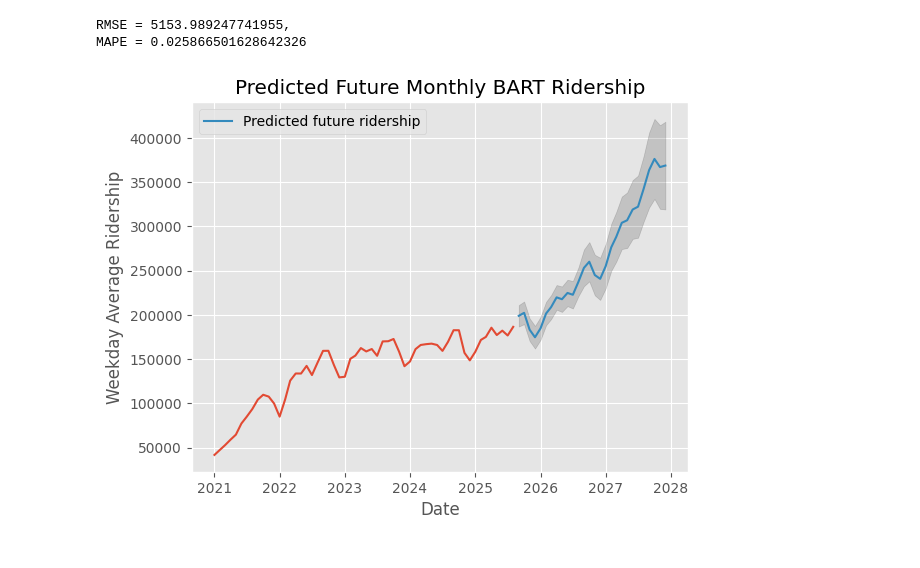
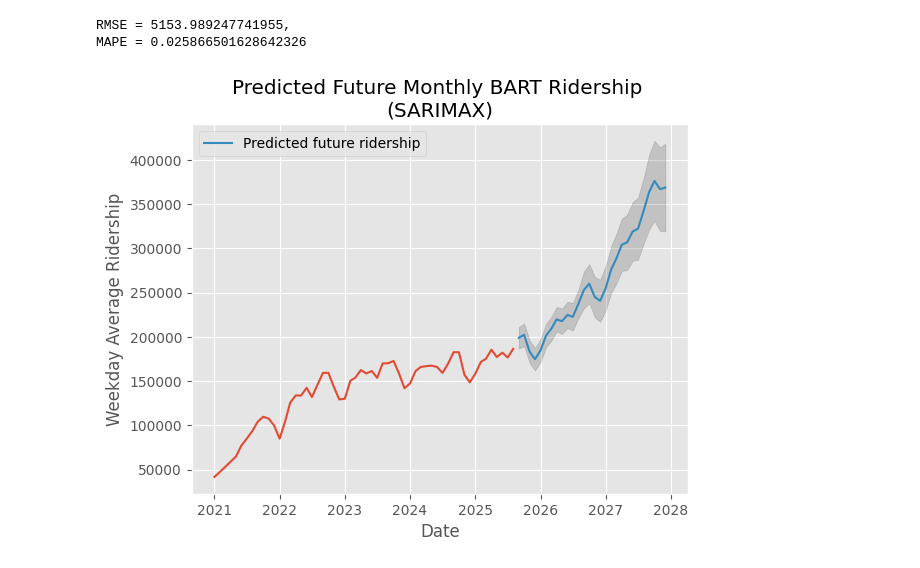
Before and after one commit to Hackquantumcpp/bart_ridership_analysis, a Jupyter notebook: 01-analysis.ipynb, the cells around one changed output. Drawn from its saved outputs; the diff is of its cells as text; code cells hidden in the pictures.

```diff
--- a/01-analysis.ipynb
+++ b/01-analysis.ipynb
@@ -828,21 +840,21 @@ pred, ci = modelfit.predict(n_periods = 28, return_conf_int = True)
 # %%
 plt.plot(
     monthly_riders['riders'],
 )
 plt.plot(
     pred, label='Predicted future ridership'
 )
 plt.fill_between(
     pred.index,
     ci[:, 0],
     ci[:, 1],
     color='k', alpha=0.15
 )
 plt.xlabel('Date')
 plt.ylabel('Weekday Average Ridership')
-plt.title('Predicted Future Monthly BART Ridership')
+plt.title('Predicted Future Monthly BART Ridership \n(SARIMAX)')
 plt.legend();
 # %% [output]
-[figure, old version]
+[figure, new version]
 # %%
 # Limitations: Doesn't take into account potentially useful exogenous factors
```
Also changed, not shown: parts of 23 cells of this notebook.
